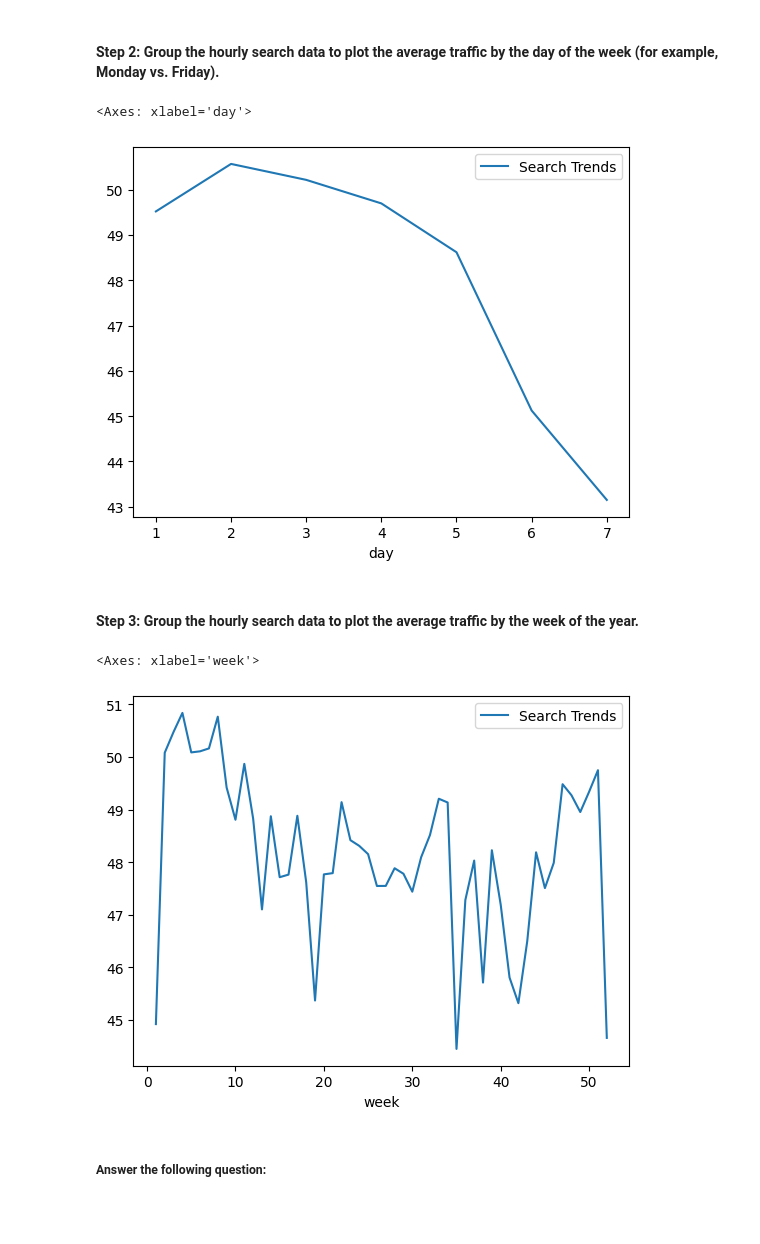
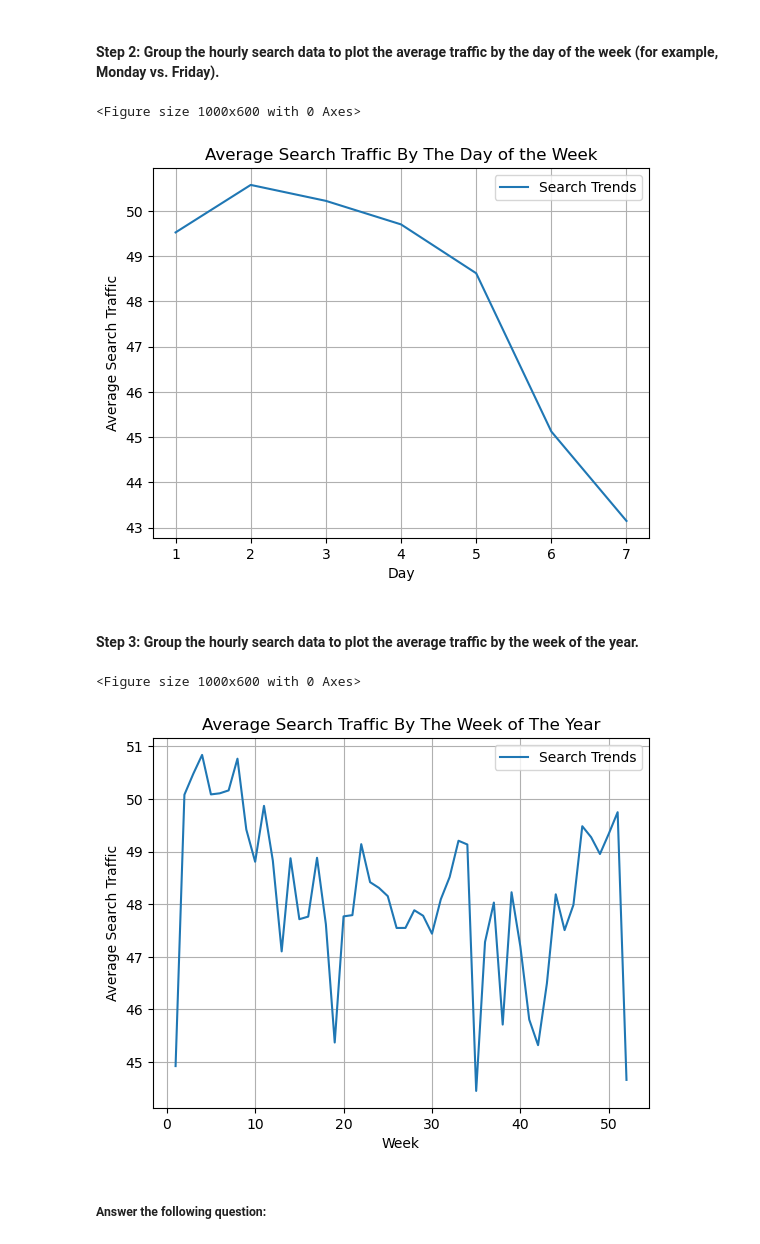
Before and after one commit to D4ality/prophet-challenge, a Jupyter notebook: forecasting_net_prophet.ipynb, the cells around one changed output. Drawn from its saved outputs; the diff is of its cells as text; code cells hidden in the pictures; blank space fills up the shorter version.

Commit message:
Mined the search traffic data for seasonality. Grouped and plotted hourly search data charts.

```diff
--- a/forecasting_net_prophet.ipynb
+++ b/forecasting_net_prophet.ipynb
@@ -168,16 +178,36 @@ To that end, you want to mine the search traffic data for predictable seasonal p
 #### Step 2: Group the hourly search data to plot the average traffic by the day of the week (for example, Monday vs. Friday).
 # %%
 # Group the hourly search data to plot the average traffic by the day of week, using `df.index.isocalendar().day`.
+
+hourly_traffic = df_mercado_trends.groupby(df_mercado_trends.index.isocalendar().day).mean()
+
+
+plt.figure(figsize=(10, 6))
+hourly_traffic.plot(title='Average Search Traffic By The Day of the Week')
+plt.xlabel('Day')
+plt.ylabel('Average Search Traffic')
+plt.grid(True)
+plt.show()
 # %% [output]
-<Axes: xlabel='day'>
+<Figure size 1000x600 with 0 Axes>
-[figure, old version]
+[figure, new version]
 # %% [markdown]
 #### Step 3: Group the hourly search data to plot the average traffic by the week of the year.
 # %%
 # Group the hourly search data to plot the average traffic by the week of the year using `df.index.isocalendar().week`.
+
+hourly_traffic = df_mercado_trends.groupby(df_mercado_trends.index.isocalendar().week).mean()
+
+
+plt.figure(figsize=(10, 6))
+hourly_traffic.plot(title='Average Search Traffic By The Week of The Year')
+plt.xlabel('Week')
+plt.ylabel('Average Search Traffic')
+plt.grid(True)
+plt.show()
 # %% [output]
-<Axes: xlabel='week'>
+<Figure size 1000x600 with 0 Axes>
-[figure, old version]
+[figure, new version]
 # %% [markdown]
 ##### Answer the following question:
 # %% [markdown]
```
Also changed, not shown: parts of 3 cells of this notebook.
